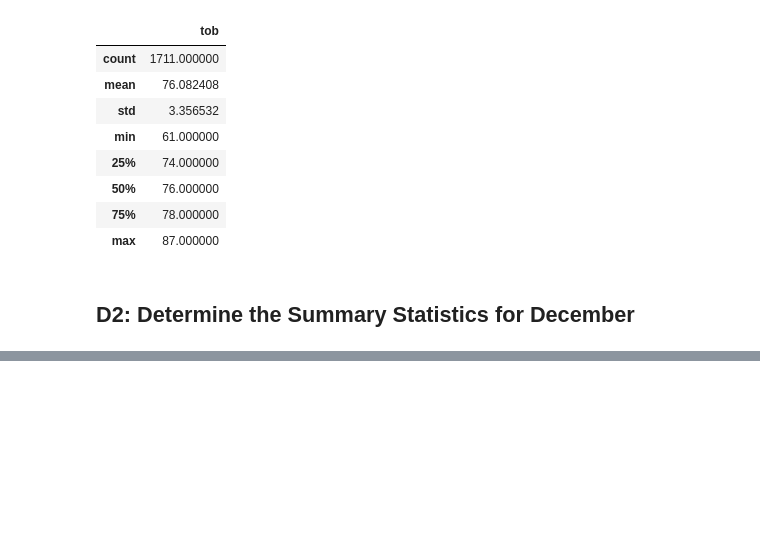
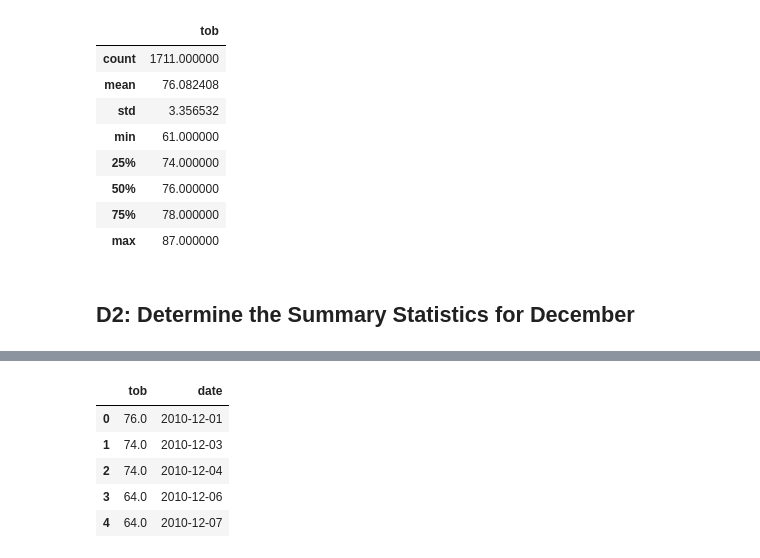
Before and after one commit to tashg23/surfs_up, a Jupyter notebook: SurfsUp_Challenge.ipynb, the cells around one changed output, grey strips where cells are left out. Drawn from its saved outputs; the diff is of its cells as text; code cells hidden in the pictures; blank space fills up the shorter version.

Commit message:
Calculated summary statistics for dec data

```diff
--- a/SurfsUp_Challenge.ipynb
+++ b/SurfsUp_Challenge.ipynb
@@ -83,5 +83,6 @@ temp_df.describe()
 ## D2: Determine the Summary Statistics for December
 # %%
 # 6. Write a query that filters the Measurement table to retrieve the temperatures for the month of December.
+results_dec = session.query(Measurement.tobs, Measurement.date).filter(extract('month', Measurement.date) == 12)
 # %%
 # 7. Convert the December temperatures to a list.
@@ -88,4 +108,13 @@ temp_df.describe()
 # %%
 # 8. Create a DataFrame from the list of temperatures for the month of December.
+temp_df_dec = pd.DataFrame(results_dec, columns = ['tob', 'date'])
+temp_df_dec.head()
+# %% [output]
+|  | tob | date |
+| 0 | 76.0 | 2010-12-01 |
+| 1 | 74.0 | 2010-12-03 |
+| 2 | 74.0 | 2010-12-04 |
+| 3 | 64.0 | 2010-12-06 |
+| 4 | 64.0 | 2010-12-07 |
 # %%
 # 9. Calculate and print out the summary statistics for the Decemeber temperature DataFrame.
```
Also changed, not shown: parts of 6 cells of this notebook.
